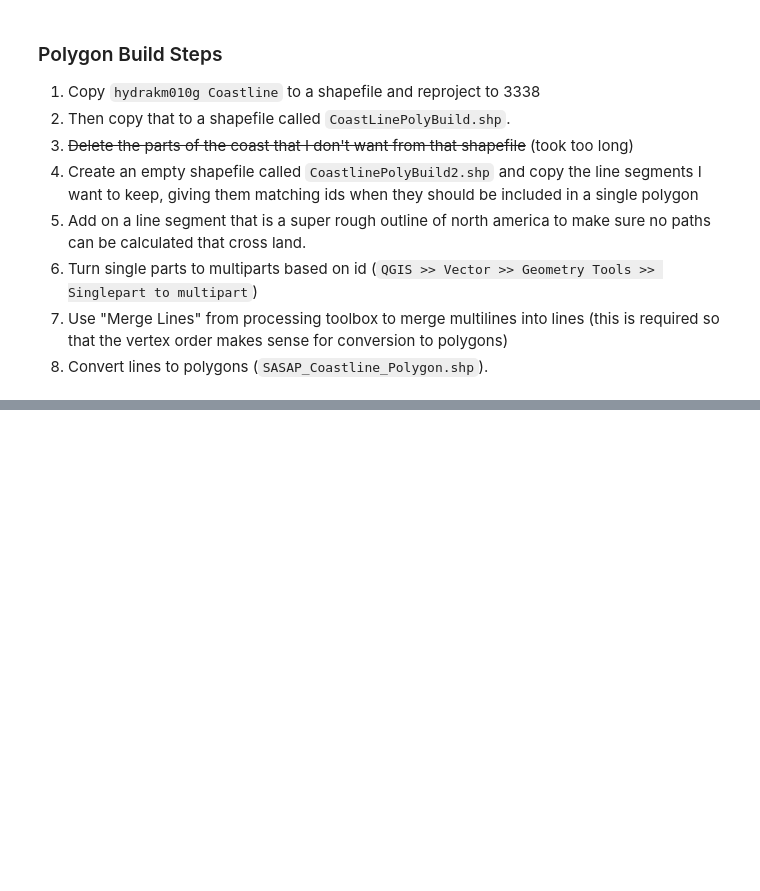
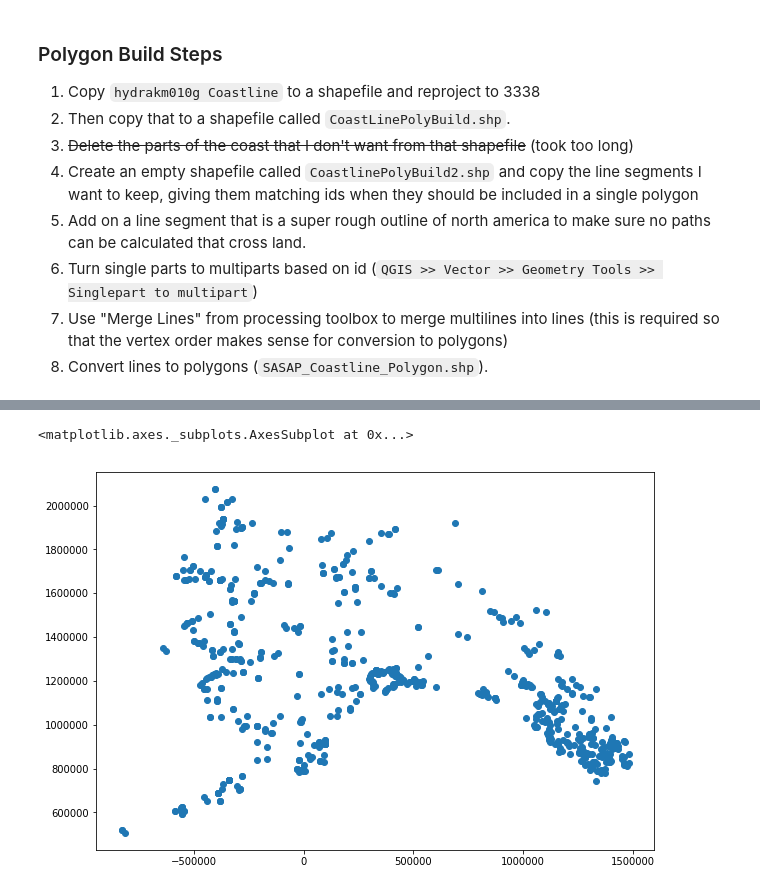
Before and after one commit to jkibele/pyriv, a Jupyter notebook: notebooks/SASAP_Network_Build/Overview.ipynb, the cells around one changed output, grey strips where cells are left out. Saved outputs shown, nothing was run; the diff lists cells and outputs as text; code cells hidden in the pictures; blank space fills up the shorter version.

```diff
--- a/notebooks/SASAP_Network_Build/Overview.ipynb
+++ b/notebooks/SASAP_Network_Build/Overview.ipynb
@@ -45,0 +99,11 @@ So, we'll need to convert it to a polygon. That means we'll have to do a bunch o
+# %%
+%pylab inline
+%load_ext autoreload
+%autoreload 2
+import geopandas as gpd
+import pyriv
+from pyriv import rg_light as rgl
+import os
+
+data_dir = '/home/shares/scientist/pyriv/shapefiles/'
+fp = lambda s: os.path.join(data_dir, s)
@@ -45,0 +183,7 @@ So, we'll need to convert it to a polygon. That means we'll have to do a bunch o
+# %%
+asl_locs = gpd.read_file(fp("sasap_asl_locations.shp")).to_crs(epsg=3338)
+# %%
+asl_locs.plot()
+# %% [output]
+<matplotlib.axes._subplots.AxesSubplot at 0x...>
+[figure, added]
```
Also changed, not shown: parts of 29 cells of this notebook, 3 other files.
